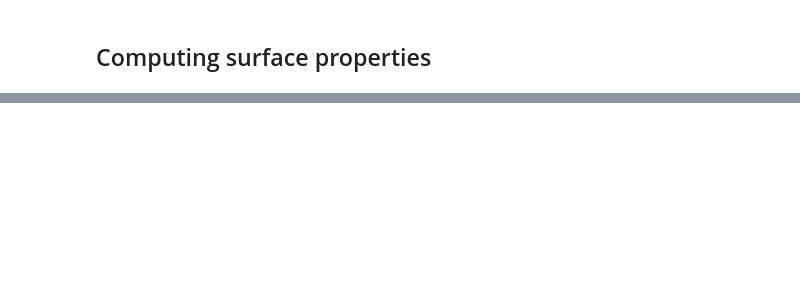
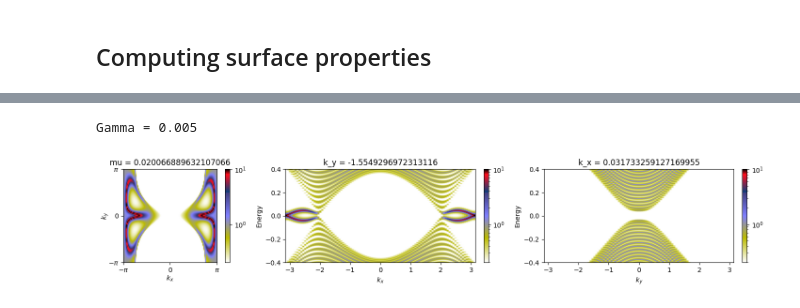
Before and after one commit to dpreuo/alter_surf, a Jupyter notebook: Weyl_CuMnAs.ipynb, the cells around one changed output, grey strips where cells are left out. Drawn from its saved outputs; the diff is of its cells as text; code cells hidden in the pictures; blank space fills up the shorter version.

```diff
--- a/Weyl_CuMnAs.ipynb
+++ b/Weyl_CuMnAs.ipynb
@@ -190,13 +307,15 @@ plot_FS(ax1,H,cmap=cmap,Lk=50,)
 # %%
-Lq = 50 #number of k-points in each direction
+Lk = 100 #number of k-points in each direction
 
 # Define the k-point grid
-ks = sample_square(Lq)
+ks = sample_square(Lk)
 #Diagonalize Hamiltonian
 H.update_params(dict(PBC=False))
+len_z = H.param['len_z']
 es,psis = H.diagonalize(*ks)
 
-def plot_spectral_density(ax,spectral_density,cmap='bwr',title_plot='',show_xlabel=True,show_ylabel=True,vmax='',vmin=''):
+
+def plot_spectral_density(ax,spectral_density,cmap='bwr',title_plot='',show_xlabel=True,show_ylabel=True,vmax='',vmin='',linthresh=1e-2):
     """Plots colored spin spectral density on ax,
 
     cmap: a matplotlib colormap
@@ -225,6 +344,53 @@ def plot_spectral_density(ax,spectral_density,cmap='bwr',title_plot='',show_xlab
         vmax = np.abs(spectral_density).max()
     if vmin == '':
         vmin = -vmax
-    im = ax.imshow(spectral_density.T,extent=(-pi,pi,-pi,pi),origin='lower',cmap=cmap,norm=matplotlib.colors.LogNorm(vmin=1e-5,vmax=vmax))
+    im = ax.imshow(spectral_density.T,extent=(-pi,pi,-pi,pi),origin='lower',cmap=cmap,norm=matplotlib.colors.SymLogNorm(linthresh=linthresh,vmin=vmin,vmax=vmax))
     return im
+# %%
+mu = 0.02 #energy at which the momentum resolved spectral density is computed
+energies = np.linspace(-0.4,0.4,300)
+
+layer=0
+Gamma = 0.005#find_Gamma(es)
+print(f'Gamma = {Gamma}')
+proj_2layers = projector2layer(layer,len_z=len_z)
+
+#compute spectral density
+Os = exp_value_O(np.kron(proj_2layers,np.ones(H.n_orbitals//len_z)),psis) #.shape=(n,kx,ky)
+
+spectral_density0 = np.sum(Os[None]*Gamma/((es[None]-energies[:,None,None,None])**2+Gamma**2),axis=1)/len_z #.shape=(len(energies),kx,ky)
+
+
+fig,axs = plt.subplots(1,3,figsize=(16,3))
+
+#kx,ky - Plot
+idx_mu = np.argmin(np.abs(energies-mu))
+axs[0].set_title(f'mu = {energies[idx_mu]}')
+vmax = np.abs(spectral_density0[idx_mu]).max()
+im = plot_spectral_density(axs[0],spectral_density0[idx_mu],show_ylabel=(layer==0),show_xlabel=True,vmax=vmax,vmin=2e-1,cmap='gist_stern_r')
+plt.colorbar(im,ax=axs[0],fraction=0.046,pad=0.04)
+
+
+#kx,energy - Plot
+idx_ky = Lk//4
+axs[1].set_title(f'k_y = {ks[1,0,idx_ky]}')
+#vmax = np.abs(spectral_density0[:,:,idx_ky]).max()
+im = axs[1].imshow(spectral_density0[:,:,idx_ky],norm=matplotlib.colors.LogNorm(vmin=2e-1,vmax=vmax),cmap='gist_stern_r',extent=(-pi,pi,energies[0],energies[-1]),origin='lower',aspect='auto')
+axs[1].set_xlabel('$k_x$')
+axs[1].set_ylabel('Energy')
+plt.colorbar(im,ax=axs[1],fraction=0.046,pad=0.04)
+
+#ky,energy - Plot
+idx_kx = Lk//2
+axs[2].set_title(f'k_x = {ks[0,idx_kx,0]}')
+#vmax = np.abs(spectral_density0[:,idx_kx]).max()
+im = axs[2].imshow(spectral_density0[:,idx_kx],norm=matplotlib.colors.LogNorm(vmin=2e-1,vmax=vmax),cmap='gist_stern_r',extent=(-pi,pi,energies[0],energies[-1]),origin='lower',aspect='auto')
+axs[2].set_xlabel('$k_y$')
+axs[2].set_ylabel('Energy')
+plt.colorbar(im,ax=axs[2],fraction=0.046,pad=0.04)
+
+plt.tight_layout()
+# %% [output]
+Gamma = 0.005
+[figure, added]
 # %%
```
Also changed, not shown: parts of 11 cells of this notebook, 8 other files.
